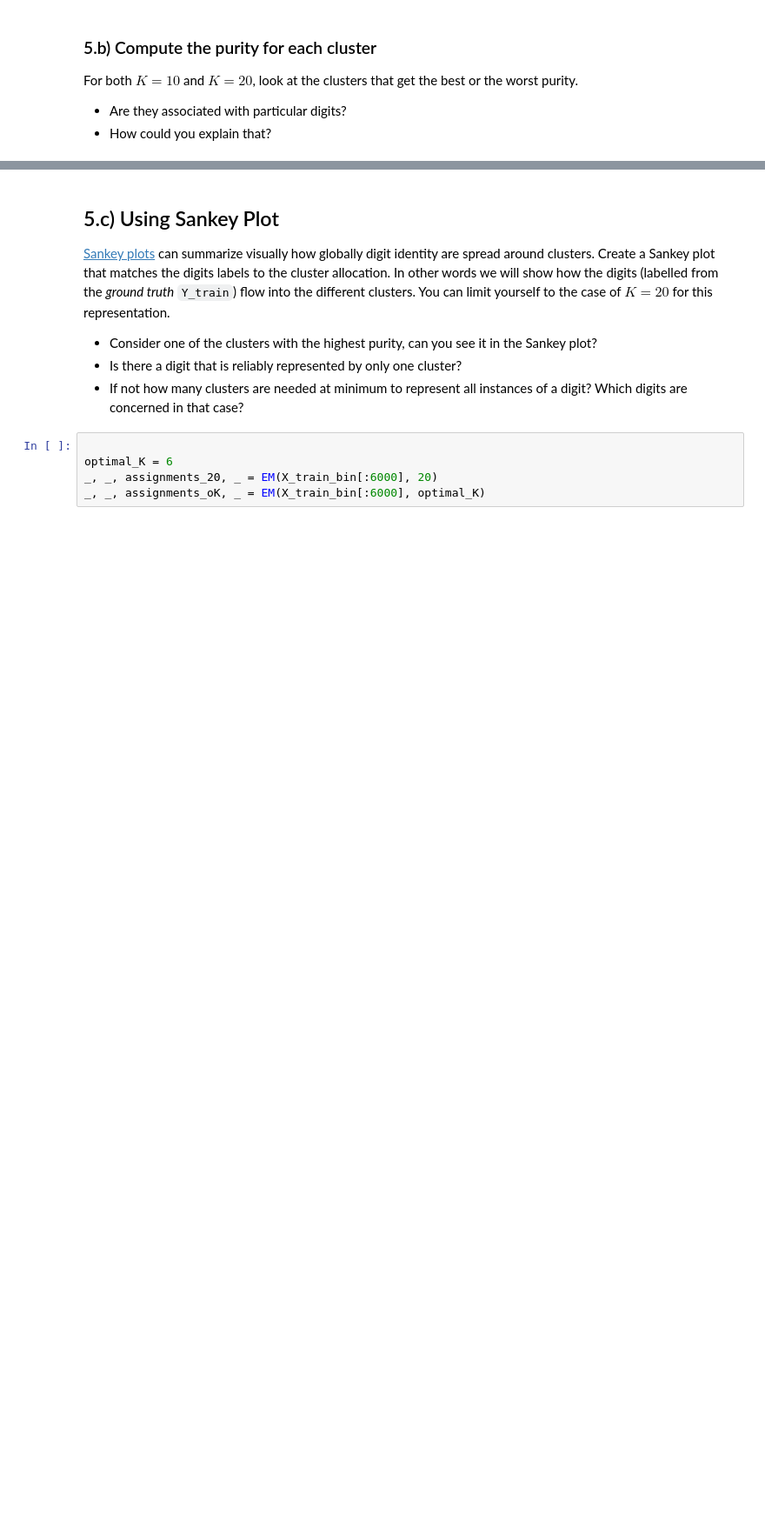
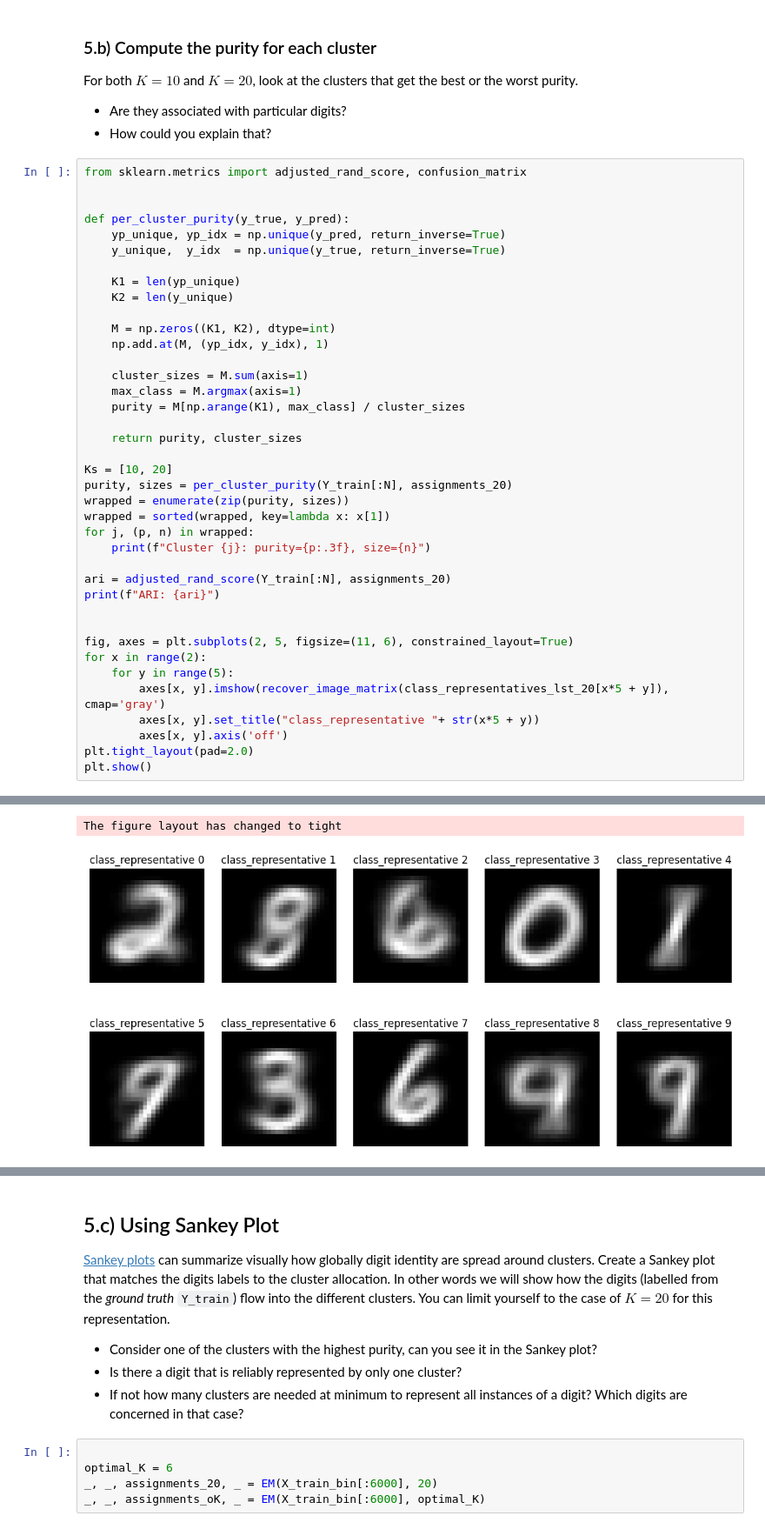
Before and after one commit to Jynns/AppliedPML_GroupA, a Jupyter notebook: assignement-em/Project_Mixture_model2.ipynb, the cells around one changed output, grey strips where cells are left out. Shown at 87% size. Saved outputs shown, nothing was run; the diff lists cells and outputs as text; blank space fills up the shorter version.

```diff
--- a/assignement-em/Project_Mixture_model2.ipynb
+++ b/assignement-em/Project_Mixture_model2.ipynb
@@ -815,3 +817,43 @@ The figure layout has changed to tight
 For both $K=10$ and $K=20$, look at the clusters that get the best or the worst purity.
 - Are they associated with particular digits?
 - How could you explain that?
+# %%
+from sklearn.metrics import adjusted_rand_score, confusion_matrix
+
+
+def per_cluster_purity(y_true, y_pred):
+    yp_unique, yp_idx = np.unique(y_pred, return_inverse=True)
+    y_unique,  y_idx  = np.unique(y_true, return_inverse=True)
+
+    K1 = len(yp_unique)
+    K2 = len(y_unique)
+
+    M = np.zeros((K1, K2), dtype=int)
+    np.add.at(M, (yp_idx, y_idx), 1)
+
+    cluster_sizes = M.sum(axis=1)
+    max_class = M.argmax(axis=1)
+    purity = M[np.arange(K1), max_class] / cluster_sizes
+
+    return purity, cluster_sizes
+
+Ks = [10, 20]
+purity, sizes = per_cluster_purity(Y_train[:N], assignments_20)
+wrapped = enumerate(zip(purity, sizes))
+wrapped = sorted(wrapped, key=lambda x: x[1])
+for j, (p, n) in wrapped:
+    print(f"Cluster {j}: purity={p:.3f}, size={n}")
+
+ari = adjusted_rand_score(Y_train[:N], assignments_20)
+print(f"ARI: {ari}")
+
+
+fig, axes = plt.subplots(2, 5, figsize=(11, 6), constrained_layout=True)
+for x in range(2):
+    for y in range(5):
+        axes[x, y].imshow(recover_image_matrix(class_representatives_lst_20[x*5 + y]), cmap='gray')
+        axes[x, y].set_title("class_representative "+ str(x*5 + y))
+        axes[x, y].axis('off')
+plt.tight_layout(pad=2.0)
+plt.show()
+# %% [output]
@@ -818,3 +871,5 @@ For both $K=10$ and $K=20$, look at the clusters that get the best or the worst
+The figure layout has changed to tight
+[figure, added]
 # %%
 from sklearn.metrics import adjusted_rand_score, confusion_matrix
 
```
Also changed, not shown: parts of 12 cells of this notebook.
